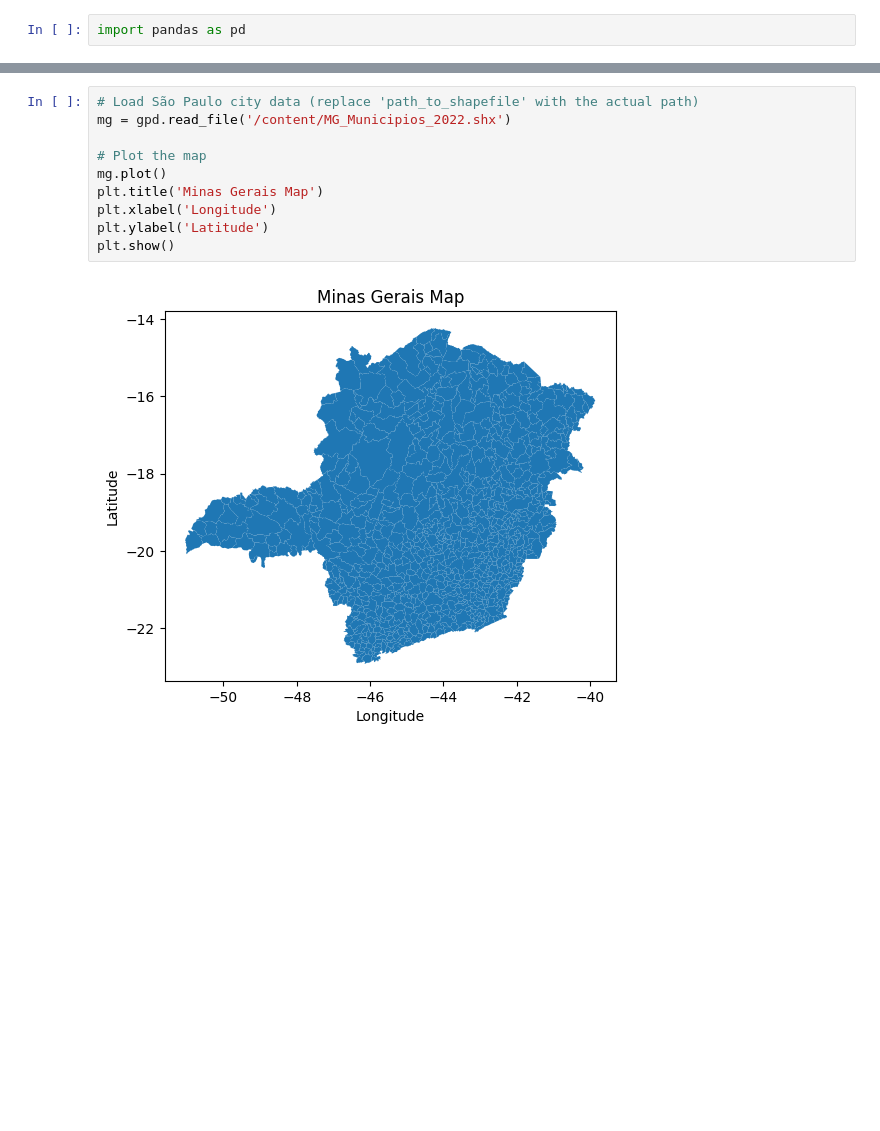
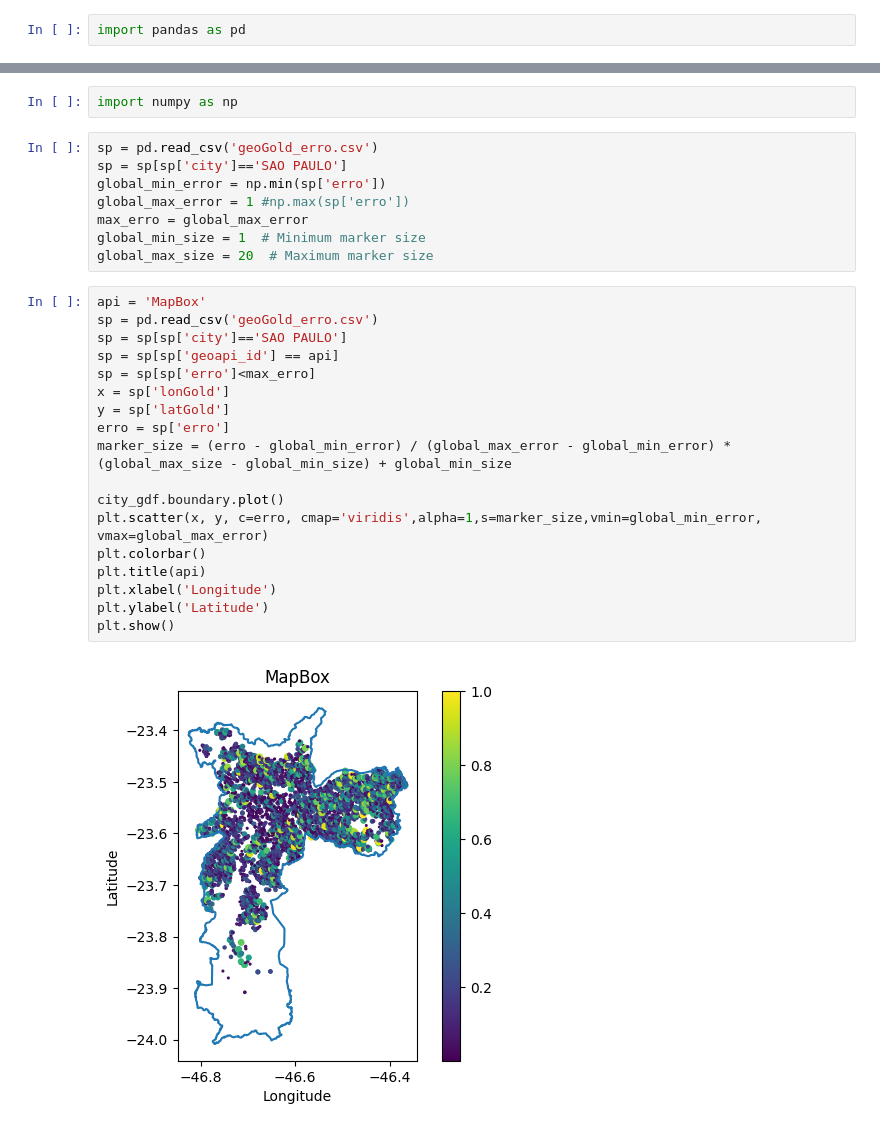
Before and after one commit to rcpsilva/UncertaintyQuantificationForGeocodingServices, a Jupyter notebook: PaperGeoinfo/results/ResultadosGeoInfo.ipynb, the cells around one changed output, grey strips where cells are left out. Saved outputs shown, nothing was run; the diff lists cells and outputs as text; blank space fills up the shorter version.

```diff
--- a/PaperGeoinfo/results/ResultadosGeoInfo.ipynb
+++ b/PaperGeoinfo/results/ResultadosGeoInfo.ipynb
@@ -31,12 +32,30 @@ plt.show()
-# %%
-# Load São Paulo city data (replace 'path_to_shapefile' with the actual path)
-mg = gpd.read_file('/content/MG_Municipios_2022.shx')
-
-# Plot the map
-mg.plot()
-plt.title('Minas Gerais Map')
-plt.xlabel('Longitude')
-plt.ylabel('Latitude')
-plt.show()
-# %% [output]
-[figure, removed]
+# %%
+import numpy as np
+# %%
+sp = pd.read_csv('geoGold_erro.csv')
+sp = sp[sp['city']=='SAO PAULO']
+global_min_error = np.min(sp['erro'])
+global_max_error = 1 #np.max(sp['erro'])
+max_erro = global_max_error
+global_min_size = 1  # Minimum marker size
+global_max_size = 20  # Maximum marker size
+# %%
+api = 'MapBox'
+sp = pd.read_csv('geoGold_erro.csv')
+sp = sp[sp['city']=='SAO PAULO']
+sp = sp[sp['geoapi_id'] == api]
+sp = sp[sp['erro']<max_erro]
+x = sp['lonGold']
+y = sp['latGold']
+erro = sp['erro']
+marker_size = (erro - global_min_error) / (global_max_error - global_min_error) * (global_max_size - global_min_size) + global_min_size
+
+city_gdf.boundary.plot()
+plt.scatter(x, y, c=erro, cmap='viridis',alpha=1,s=marker_size,vmin=global_min_error, vmax=global_max_error)
+plt.colorbar()
+plt.title(api)
+plt.xlabel('Longitude')
+plt.ylabel('Latitude')
+plt.show()
+# %% [output]
+[figure, added]
```
Also changed, not shown: parts of 12 cells of this notebook, 3 other files.
